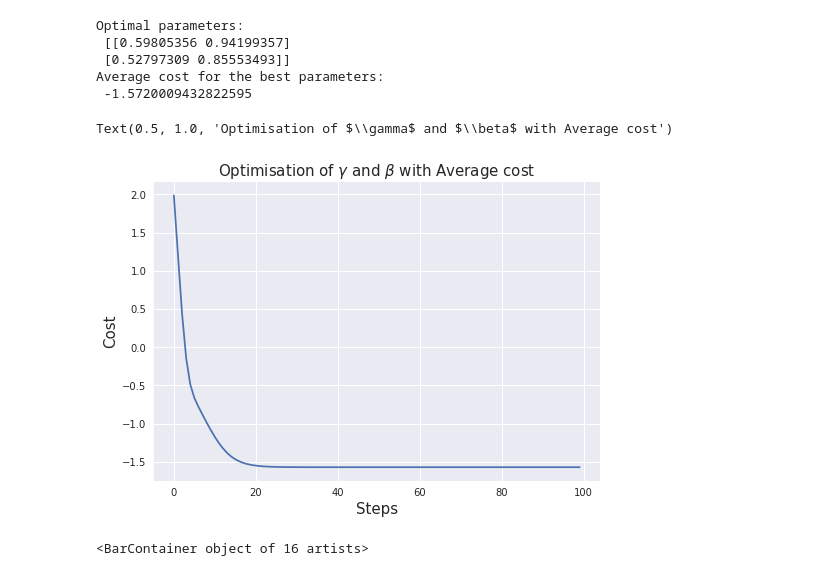
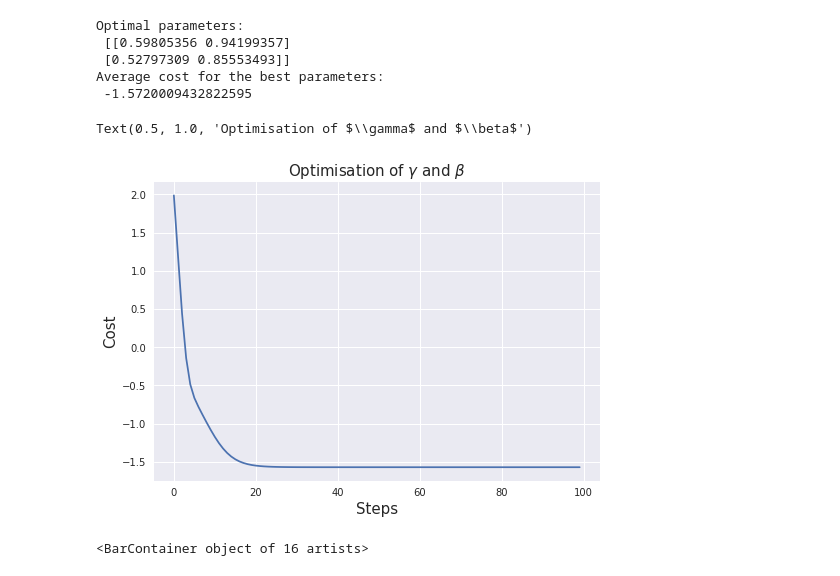
Before and after one commit to aqp-mc2-chalmers/Intro-to-QAOA, a Jupyter notebook: intro to QAOA.ipynb, the cells around one changed output. Saved outputs shown, nothing was run; the diff lists cells and outputs as text; code cells hidden in the pictures.

```diff
--- a/intro to QAOA.ipynb
+++ b/intro to QAOA.ipynb
@@ -296,12 +296,12 @@ Average cost for the best parameters:
 # %%
 plt.style.use("seaborn")
 plt.plot(cost_vector)
 plt.xlabel('Steps', fontsize = 15)
 plt.ylabel('Cost', fontsize = 15)
-plt.title(r'Optimisation of $\gamma$ and $\beta$ with ' + name, fontsize = 15)
+plt.title(r'Optimisation of $\gamma$ and $\beta$', fontsize = 15)
 # %% [output]
-Text(0.5, 1.0, 'Optimisation of $\\gamma$ and $\\beta$ with Average cost')
+Text(0.5, 1.0, 'Optimisation of $\\gamma$ and $\\beta$')
-[figure, old version]
+[figure, new version]
 # %%
 probs = probability_circuit(best_params_optimisation)
 plt.style.use("seaborn")
```
Also changed, not shown: parts of 5 cells of this notebook.
